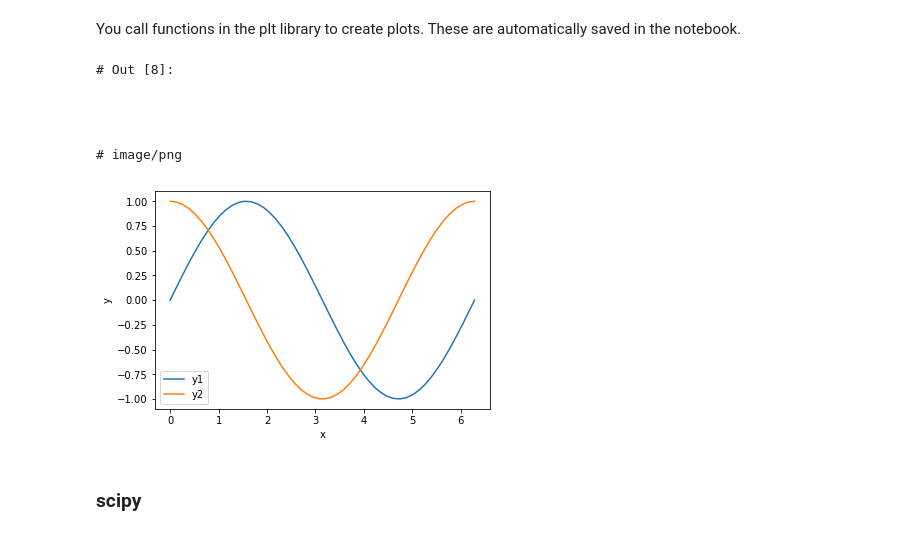
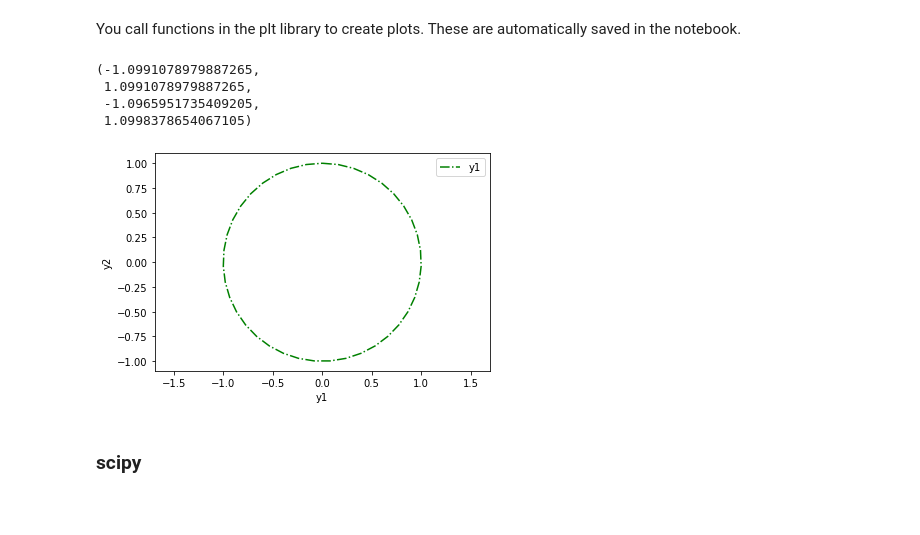
Before and after one commit to jkitchin/f19-06623, a Jupyter notebook: lectures/00-intro.ipynb, the cells around one changed output. Saved outputs shown, nothing was run; the diff lists cells and outputs as text; code cells hidden in the pictures; blank space fills up the shorter version.

```diff
--- a/lectures/00-intro.ipynb
+++ b/lectures/00-intro.ipynb
@@ -84,6 +78,6 @@ Now, we can access functions in the numpy module using "dot notation". For examp
 np.pi is a constant for the number $\pi$
 </div>
 # %%
-x = np.linspace(0, 2 * np.pi)
+x = np.linspace(0, 2 * np.pi, 40)
 x
 # %% [output]
@@ -139,19 +145,18 @@ import matplotlib.pyplot as plt
 # %% [markdown]
 You call functions in the plt library to create plots. These are automatically saved in the notebook.
 # %%
-plt.plot(x, y1, x, y2)
-plt.xlabel('x')
-plt.ylabel('y')
+plt.plot(y1, y2, 'g-.')
+plt.xlabel('y1')
+plt.ylabel('y2')
 plt.legend(['y1', 'y2'])
+plt.axis('equal')
 # Always include axis labels and legends when appropriate
 # %% [output]
-# Out [8]:
-
-
-
-
-# image/png
+(-1.0991078979887265,
+ 1.0991078979887265,
+ -1.0965951735409205,
+ 1.0998378654067105)
-[figure, old version]
+[figure, new version]
 # %% [markdown]
 ### scipy
 # %% [markdown]
```
Also changed, not shown: parts of 18 cells of this notebook, 2 other files.
